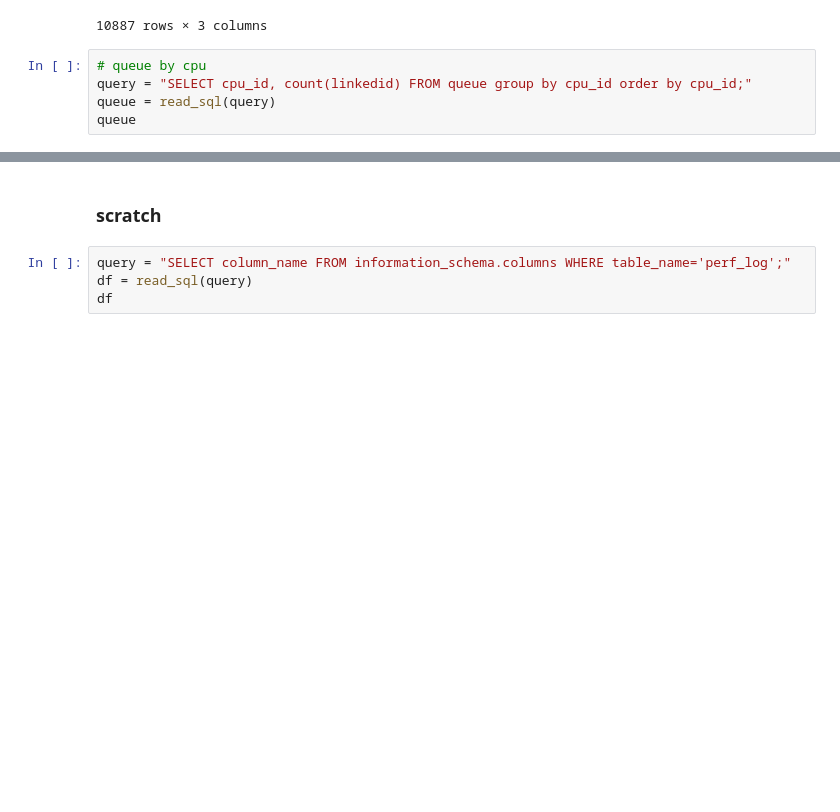
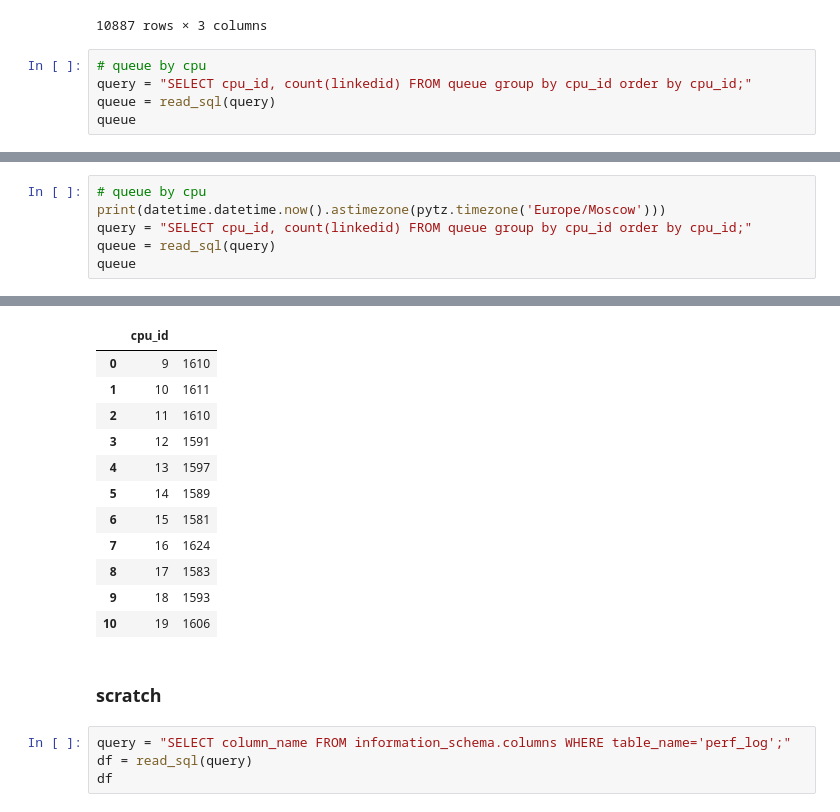
Before and after one commit to format37/call_centre_stt_server, a Jupyter notebook: performance_report.ipynb, the cells around one changed output, grey strips where cells are left out. Saved outputs shown, nothing was run; the diff lists cells and outputs as text; blank space fills up the shorter version.

```diff
--- a/performance_report.ipynb
+++ b/performance_report.ipynb
@@ -364,0 +337,7 @@ queue
+# %%
+# queue by cpu
+print(datetime.datetime.now().astimezone(pytz.timezone('Europe/Moscow')))
+query = "SELECT cpu_id, count(linkedid) FROM queue group by cpu_id order by cpu_id;"
+queue = read_sql(query)
+queue
+# %% [output]
@@ -365,3 +345,15 @@ queue
+|  | cpu_id |  |
+| 0 | 9 | 1610 |
+| 1 | 10 | 1611 |
+| 2 | 11 | 1610 |
+| 3 | 12 | 1591 |
+| 4 | 13 | 1597 |
+| 5 | 14 | 1589 |
+| 6 | 15 | 1581 |
+| 7 | 16 | 1624 |
+| 8 | 17 | 1583 |
+| 9 | 18 | 1593 |
+| 10 | 19 | 1606 |
 # %% [markdown]
 ### scratch
 # %%
```
Also changed, not shown: parts of 11 cells of this notebook, 3 other files.
